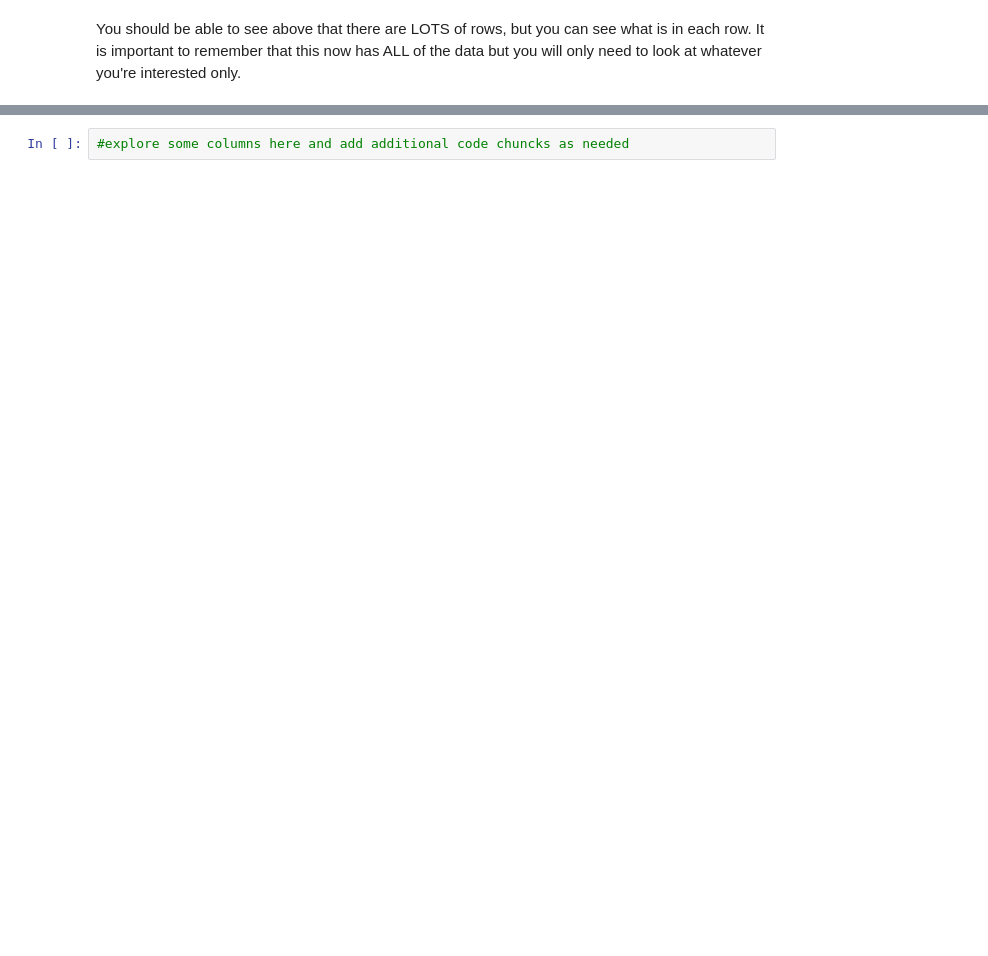
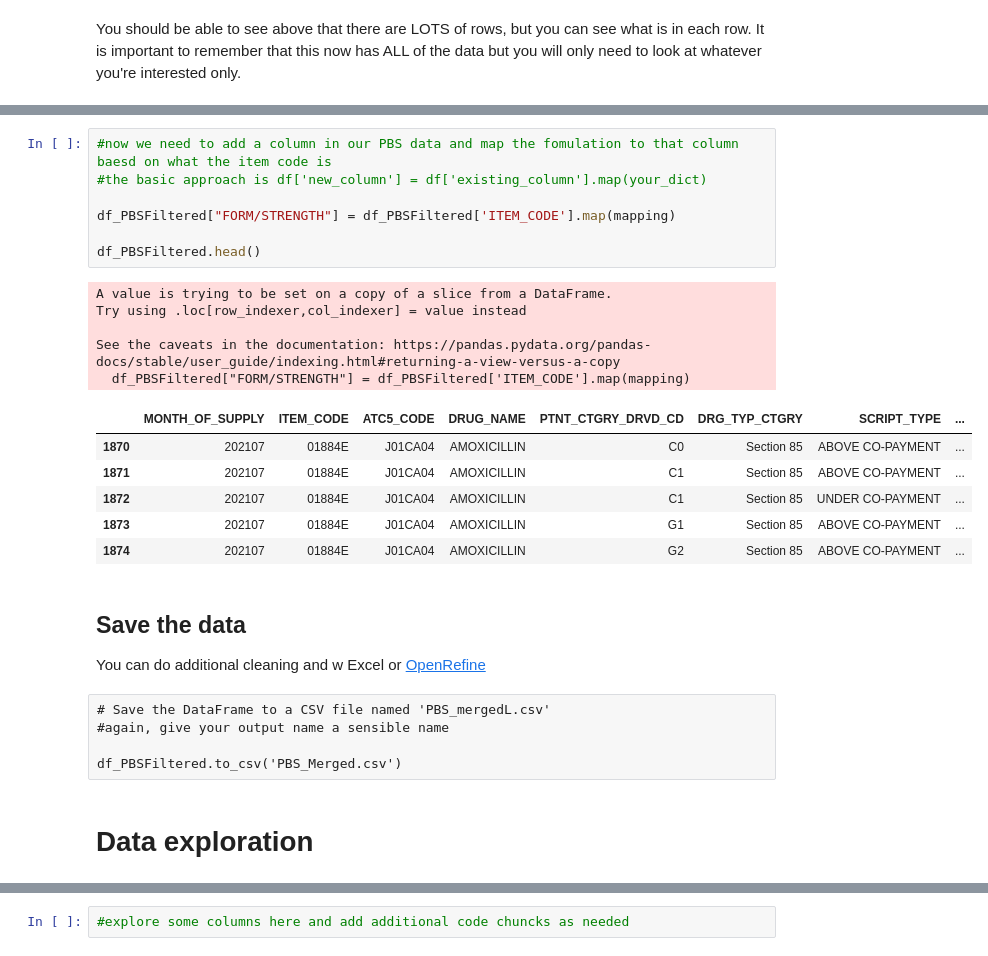
Before and after one commit to p-stehlik/StudentNotebooks, a Jupyter notebook: PBSTimeSeries.ipynb, the cells around one changed output, grey strips where cells are left out. Saved outputs shown, nothing was run; the diff lists cells and outputs as text; blank space fills up the shorter version.

```diff
--- a/PBSTimeSeries.ipynb
+++ b/PBSTimeSeries.ipynb
@@ -182,3 +192,33 @@ I have provided some code snippits below that might be useful, but you should ad
+# %%
+#now we need to add a column in our PBS data and map the fomulation to that column baesd on what the item code is
+#the basic approach is df['new_column'] = df['existing_column'].map(your_dict)
+
+df_PBSFiltered["FORM/STRENGTH"] = df_PBSFiltered['ITEM_CODE'].map(mapping)
+
+df_PBSFiltered.head()
+# %% [output]
+A value is trying to be set on a copy of a slice from a DataFrame.
+Try using .loc[row_indexer,col_indexer] = value instead
+
+See the caveats in the documentation: https://pandas.pydata.org/pandas-docs/stable/user_guide/indexing.html#returning-a-view-versus-a-copy
+  df_PBSFiltered["FORM/STRENGTH"] = df_PBSFiltered['ITEM_CODE'].map(mapping)
+|  | MONTH_OF_SUPPLY | ITEM_CODE | ATC5_CODE | DRUG_NAME | PTNT_CTGRY_DRVD_CD | DRG_TYP_CTGRY | SCRIPT_TYPE | ... |
+| 1870 | 202107 | 01884E | J01CA04 | AMOXICILLIN | C0 | Section 85 | ABOVE CO-PAYMENT | ... |
+| 1871 | 202107 | 01884E | J01CA04 | AMOXICILLIN | C1 | Section 85 | ABOVE CO-PAYMENT | ... |
+| 1872 | 202107 | 01884E | J01CA04 | AMOXICILLIN | C1 | Section 85 | UNDER CO-PAYMENT | ... |
+| 1873 | 202107 | 01884E | J01CA04 | AMOXICILLIN | G1 | Section 85 | ABOVE CO-PAYMENT | ... |
+| 1874 | 202107 | 01884E | J01CA04 | AMOXICILLIN | G2 | Section 85 | ABOVE CO-PAYMENT | ... |
+# %% [markdown]
+## Save the data
+
+You can do additional cleaning and w Excel or [OpenRefine](https://openrefine.org/])
+# %% [raw]
+# Save the DataFrame to a CSV file named 'PBS_mergedL.csv'
+#again, give your output name a sensible name
+
+df_PBSFiltered.to_csv('PBS_Merged.csv')
+# %% [markdown]
+# Data exploration
 # %%
 #if you want to look at what the unique values are in a column you can use the code structure dataFrame["my_column"].unique()
 #for example if I want to check which item codes I have filtered to make sure my code above worked
```
Also changed, not shown: parts of 30 cells of this notebook.
